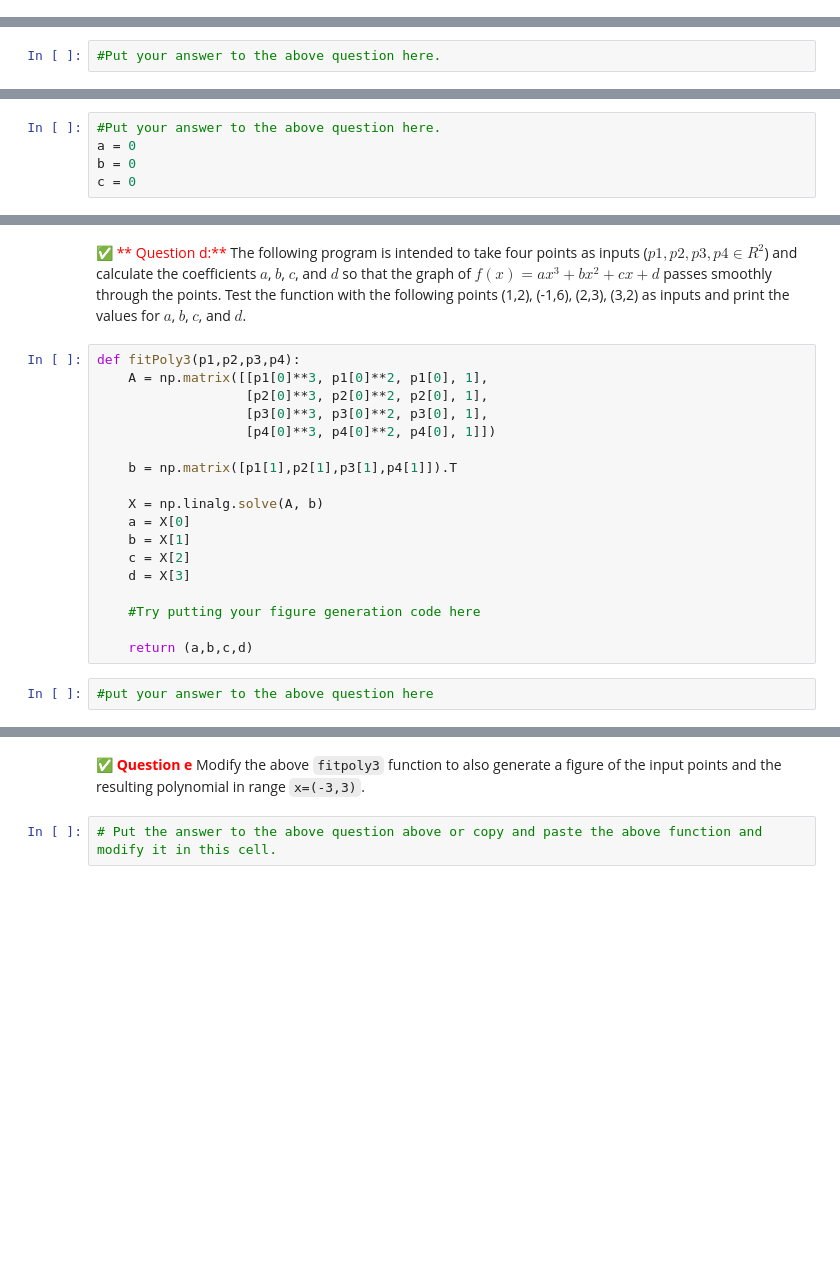
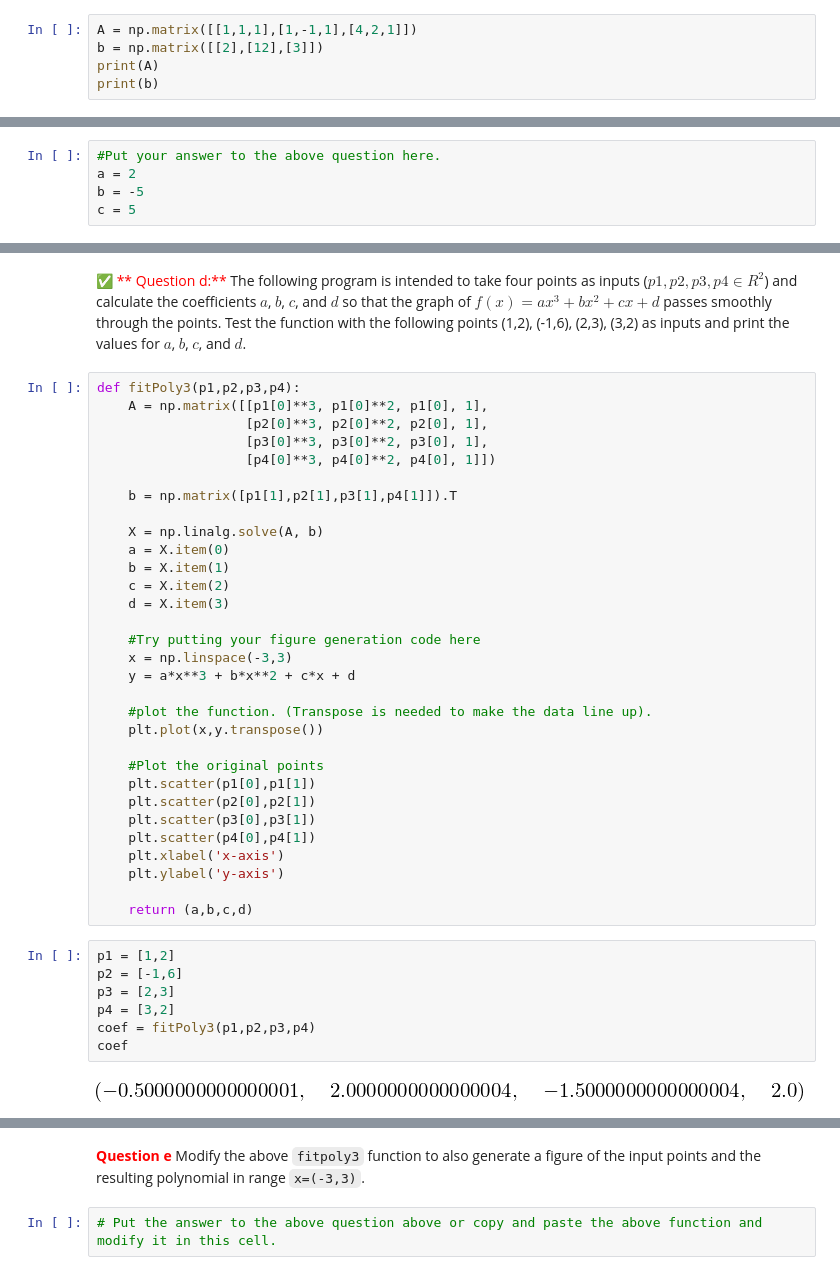
Before and after one commit to nicwigs/314, a Jupyter notebook: inclass/02-Linear_Algebra_and_Python-in-class-assignment.ipynb, the cells around one changed output, grey strips where cells are left out. Cells and saved outputs as stored; diff of their text form; blank space fills up the shorter version.

````diff
--- a/inclass/02-Linear_Algebra_and_Python-in-class-assignment.ipynb
+++ b/inclass/02-Linear_Algebra_and_Python-in-class-assignment.ipynb
@@ -153,0 +196,5 @@ TypeError: __new__() missing 1 required positional argument: 'data'
+# %%
+A = np.matrix([[1,1,1],[1,-1,1],[4,2,1]])
+b = np.matrix([[2],[12],[3]])
+print(A)
+print(b)
@@ -172,2 +218,5 @@ $$y = ax^2 + bx + c$$
 # %%
 #Put your answer to the above question here.
+a = 2
+b = -5
+c = 5
@@ -180,8 +223,3 @@ $$y = ax^2 + bx + c$$
-# %%
-#Put your answer to the above question here.
-a = 0
-b = 0
-c = 0
 # %% [markdown]
 Assuming the above is correct, the following code will print your 2nd order polynomial and plot the original points:
 # %%
@@ -212,13 +250,33 @@ def fitPoly3(p1,p2,p3,p4):
     b = np.matrix([p1[1],p2[1],p3[1],p4[1]]).T
 
     X = np.linalg.solve(A, b)
-    a = X[0]
-    b = X[1]
-    c = X[2]
-    d = X[3]
+    a = X.item(0)
+    b = X.item(1)
+    c = X.item(2)
+    d = X.item(3)
 
     #Try putting your figure generation code here
+    x = np.linspace(-3,3)
+    y = a*x**3 + b*x**2 + c*x + d
+
+    #plot the function. (Transpose is needed to make the data line up).
+    plt.plot(x,y.transpose())
+
+    #Plot the original points
+    plt.scatter(p1[0],p1[1])
+    plt.scatter(p2[0],p2[1])
+    plt.scatter(p3[0],p3[1])
+    plt.scatter(p4[0],p4[1])
+    plt.xlabel('x-axis')
+    plt.ylabel('y-axis')
 
     return (a,b,c,d)
-# %%
-#put your answer to the above question here
+# %%
+p1 = [1,2]
+p2 = [-1,6]
+p3 = [2,3]
+p4 = [3,2]
+coef = fitPoly3(p1,p2,p3,p4)
+coef
+# %% [output]
+[figure, added]
@@ -225,5 +284,5 @@ def fitPoly3(p1,p2,p3,p4):
 # %% [markdown]
-&#9989; <font color=red>**Question e**</font> Modify the above ```fitpoly3``` function to also generate a figure of the input points and the resulting polynomial in range ```x=(-3,3)```.
+<font color=red>**Question e**</font> Modify the above ```fitpoly3``` function to also generate a figure of the input points and the resulting polynomial in range ```x=(-3,3)```.
 # %%
 # Put the answer to the above question above or copy and paste the above function and modify it in this cell.
 # %% [markdown]
````
Also changed, not shown: parts of 26 cells of this notebook, 1 other file.
